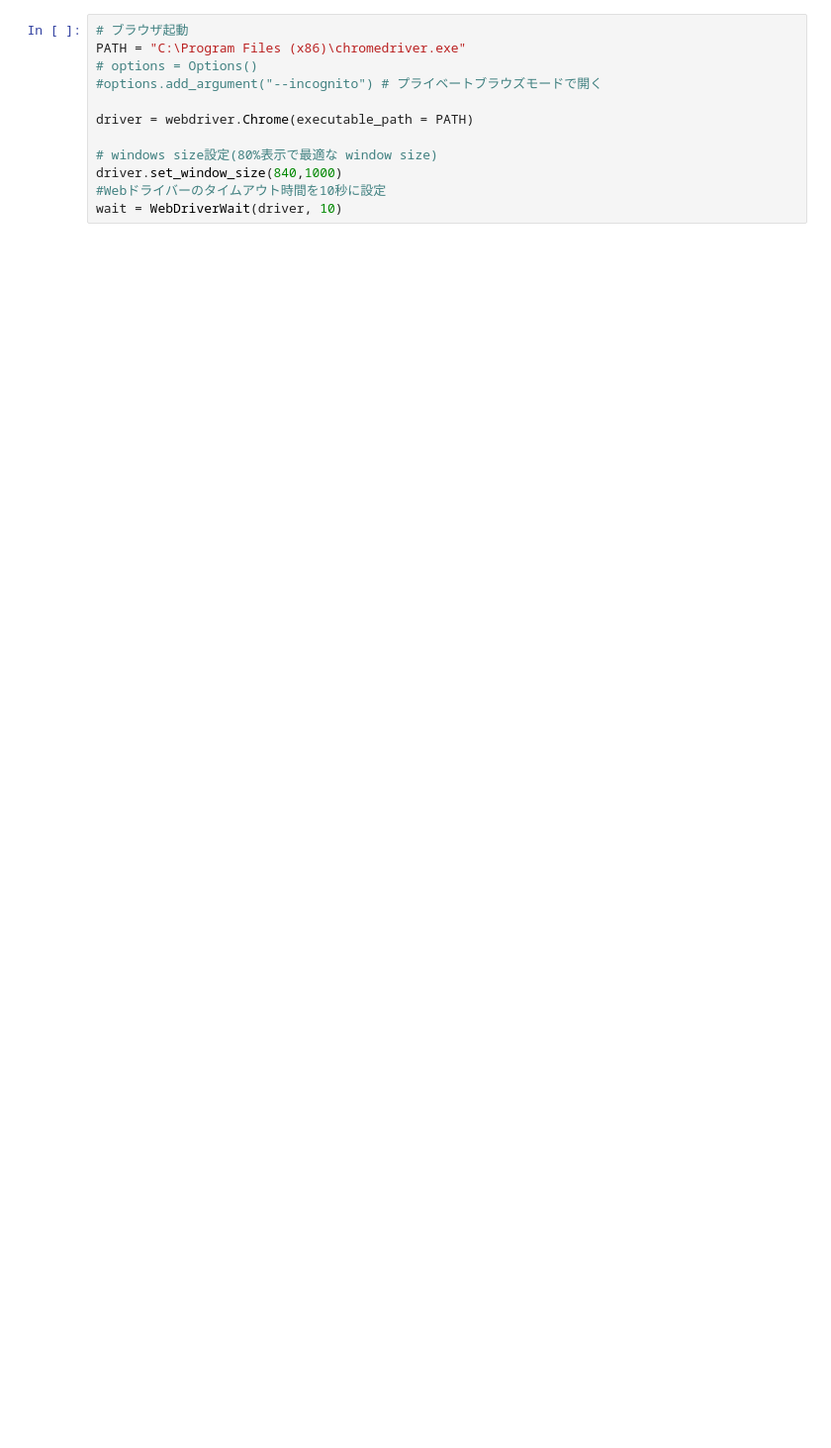
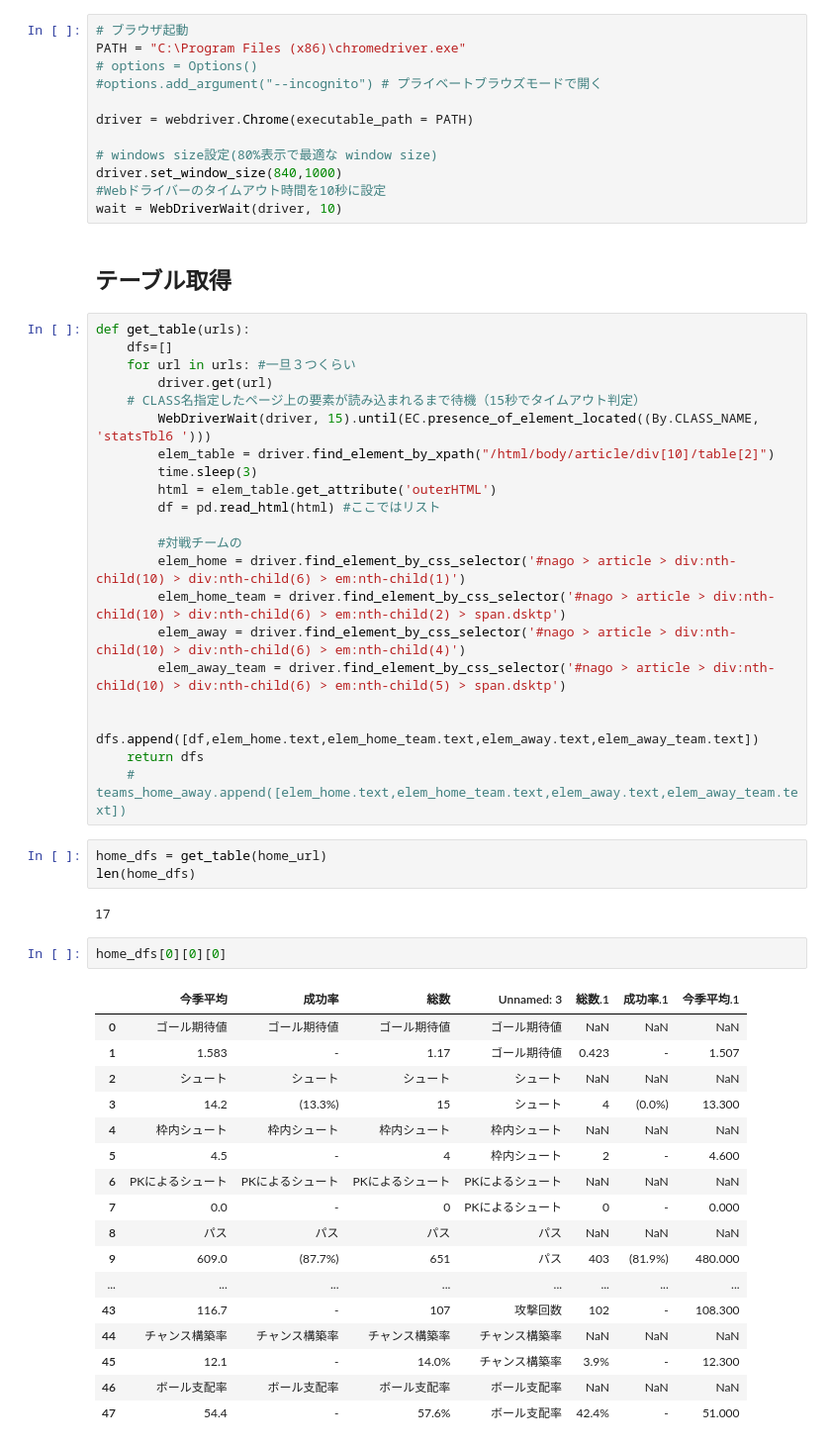
Before and after one commit to Natsuka-Hashizume/football, a Jupyter notebook: football_homegame.ipynb, the cells around one changed output. Shown at 99% size. Drawn from its saved outputs; the diff is of its cells as text; blank space fills up the shorter version.

```diff
--- a/football_homegame.ipynb
+++ b/football_homegame.ipynb
@@ -83,3 +85,51 @@ driver = webdriver.Chrome(executable_path = PATH)
 driver.set_window_size(840,1000)
 #Webドライバーのタイムアウト時間を10秒に設定
 wait = WebDriverWait(driver, 10)
+# %% [markdown]
+## テーブル取得
+# %%
+def get_table(urls):
+    dfs=[]
+    for url in urls: #一旦３つくらい
+        driver.get(url)
+    # CLASS名指定したページ上の要素が読み込まれるまで待機（15秒でタイムアウト判定）
+        WebDriverWait(driver, 15).until(EC.presence_of_element_located((By.CLASS_NAME, 'statsTbl6 ')))
+        elem_table = driver.find_element_by_xpath("/html/body/article/div[10]/table[2]")
+        time.sleep(3)
+        html = elem_table.get_attribute('outerHTML')
+        df = pd.read_html(html) #ここではリスト
+
+        #対戦チームの
+        elem_home = driver.find_element_by_css_selector('#nago > article > div:nth-child(10) > div:nth-child(6) > em:nth-child(1)')
+        elem_home_team = driver.find_element_by_css_selector('#nago > article > div:nth-child(10) > div:nth-child(6) > em:nth-child(2) > span.dsktp')
+        elem_away = driver.find_element_by_css_selector('#nago > article > div:nth-child(10) > div:nth-child(6) > em:nth-child(4)')
+        elem_away_team = driver.find_element_by_css_selector('#nago > article > div:nth-child(10) > div:nth-child(6) > em:nth-child(5) > span.dsktp')
+
+        dfs.append([df,elem_home.text,elem_home_team.text,elem_away.text,elem_away_team.text])
+    return dfs
+    # teams_home_away.append([elem_home.text,elem_home_team.text,elem_away.text,elem_away_team.text])
+# %%
+home_dfs = get_table(home_url)
+len(home_dfs)
+# %% [output]
+17
+# %%
+home_dfs[0][0][0]
+# %% [output]
+|  | 今季平均 | 成功率 | 総数 | Unnamed: 3 | 総数.1 | 成功率.1 | 今季平均.1 |
+| 0 | ゴール期待値 | ゴール期待値 | ゴール期待値 | ゴール期待値 | NaN | NaN | NaN |
+| 1 | 1.583 | - | 1.17 | ゴール期待値 | 0.423 | - | 1.507 |
+| 2 | シュート | シュート | シュート | シュート | NaN | NaN | NaN |
+| 3 | 14.2 | (13.3%) | 15 | シュート | 4 | (0.0%) | 13.300 |
+| 4 | 枠内シュート | 枠内シュート | 枠内シュート | 枠内シュート | NaN | NaN | NaN |
+| 5 | 4.5 | - | 4 | 枠内シュート | 2 | - | 4.600 |
+| 6 | PKによるシュート | PKによるシュート | PKによるシュート | PKによるシュート | NaN | NaN | NaN |
+| 7 | 0.0 | - | 0 | PKによるシュート | 0 | - | 0.000 |
+| 8 | パス | パス | パス | パス | NaN | NaN | NaN |
+| 9 | 609.0 | (87.7%) | 651 | パス | 403 | (81.9%) | 480.000 |
+| ... | ... | ... | ... | ... | ... | ... | ... |
+| 43 | 116.7 | - | 107 | 攻撃回数 | 102 | - | 108.300 |
+| 44 | チャンス構築率 | チャンス構築率 | チャンス構築率 | チャンス構築率 | NaN | NaN | NaN |
+| 45 | 12.1 | - | 14.0% | チャンス構築率 | 3.9% | - | 12.300 |
+| 46 | ボール支配率 | ボール支配率 | ボール支配率 | ボール支配率 | NaN | NaN | NaN |
+| 47 | 54.4 | - | 57.6% | ボール支配率 | 42.4% | - | 51.000 |
```
Also changed, not shown: parts of 32 cells of this notebook.
